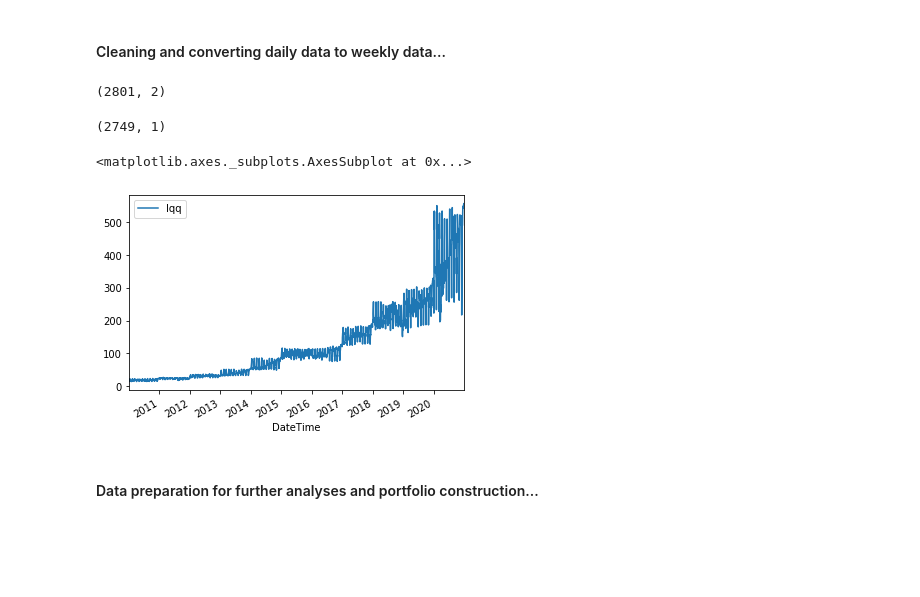
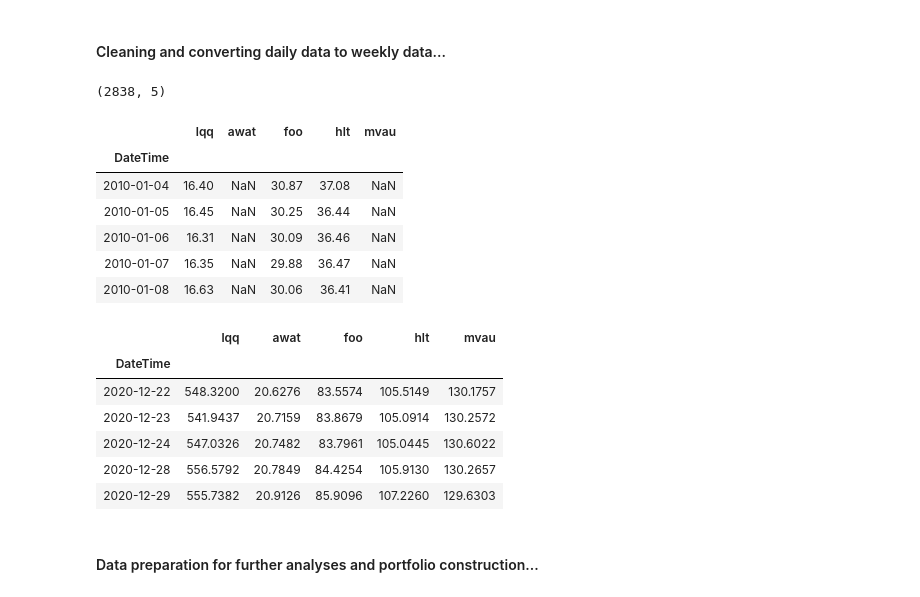
Before and after one commit to mzizi-io/Portfolio-Construction, a Jupyter notebook: cookbook.ipynb, the cells around one changed output. Drawn from its saved outputs; the diff is of its cells as text; code cells hidden in the pictures; blank space fills up the shorter version.

```diff
--- a/cookbook.ipynb
+++ b/cookbook.ipynb
@@ -40,24 +51,32 @@ Data are sourced from https://www.lyxoretf.fr/
 # %% [markdown]
 #### Cleaning and converting daily data to weekly data...
 # %%
-paths = ['Data/NAV_lqq.csv', 'Data/NAV_awat.csv']#, 'Data/NAV_foo.csv', 'Data/NAV_hlt.csv', 'Data/NAV_mvau.csv']
-tickers = ['lqq', 'awat']#, 'foo', 'hlt', 'mvau']
+paths = ['Data/NAV_lqq.csv', 'Data/NAV_awat.csv', 'Data/NAV_foo.csv', 'Data/NAV_hlt.csv', 'Data/NAV_mvau.csv']
+tickers = ['lqq', 'awat', 'foo', 'hlt', 'mvau']
 portfolio_raw_data = import_data(paths, tickers)
 portfolio_raw_data.shape
 # %% [output]
-(2801, 2)
+(2838, 5)
-# %%
-paths = ['Data/NAV_lqq.csv']
-tickers = ['lqq']#, 'foo', 'hlt', 'mvau']
-portfolio_raw_data = import_data(paths, tickers)
-portfolio_raw_data.shape
-# %% [output]
-(2749, 1)
 # %%
-portfolio_raw_data.plot
+portfolio_raw_data.head()
 # %% [output]
-<matplotlib.axes._subplots.AxesSubplot at 0x...>
-[figure, removed]
+|  | lqq | awat | foo | hlt | mvau |
+| DateTime |  |  |  |  |  |
+| 2010-01-04 | 16.40 | NaN | 30.87 | 37.08 | NaN |
+| 2010-01-05 | 16.45 | NaN | 30.25 | 36.44 | NaN |
+| 2010-01-06 | 16.31 | NaN | 30.09 | 36.46 | NaN |
+| 2010-01-07 | 16.35 | NaN | 29.88 | 36.47 | NaN |
+| 2010-01-08 | 16.63 | NaN | 30.06 | 36.41 | NaN |
+# %%
+portfolio_raw_data.tail()
+# %% [output]
+|  | lqq | awat | foo | hlt | mvau |
+| DateTime |  |  |  |  |  |
+| 2020-12-22 | 548.3200 | 20.6276 | 83.5574 | 105.5149 | 130.1757 |
+| 2020-12-23 | 541.9437 | 20.7159 | 83.8679 | 105.0914 | 130.2572 |
+| 2020-12-24 | 547.0326 | 20.7482 | 83.7961 | 105.0445 | 130.6022 |
+| 2020-12-28 | 556.5792 | 20.7849 | 84.4254 | 105.9130 | 130.2657 |
+| 2020-12-29 | 555.7382 | 20.9126 | 85.9096 | 107.2260 | 129.6303 |
 # %% [markdown]
 #### Data preparation for further analyses and portfolio construction...
 # %%
```
Also changed, not shown: parts of 14 cells of this notebook.
